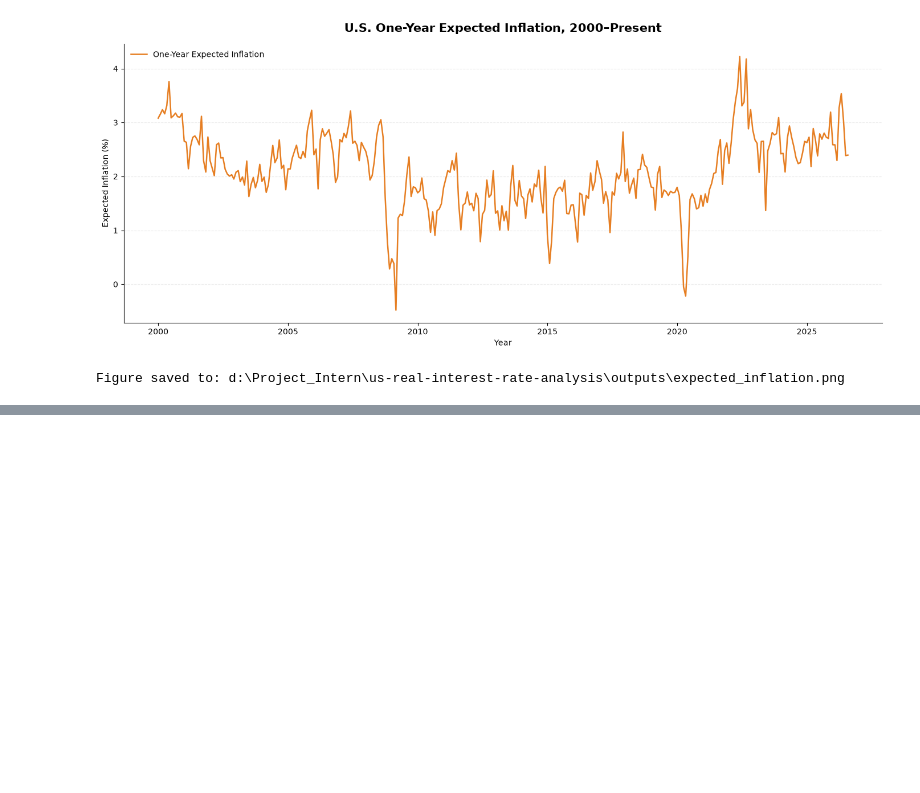
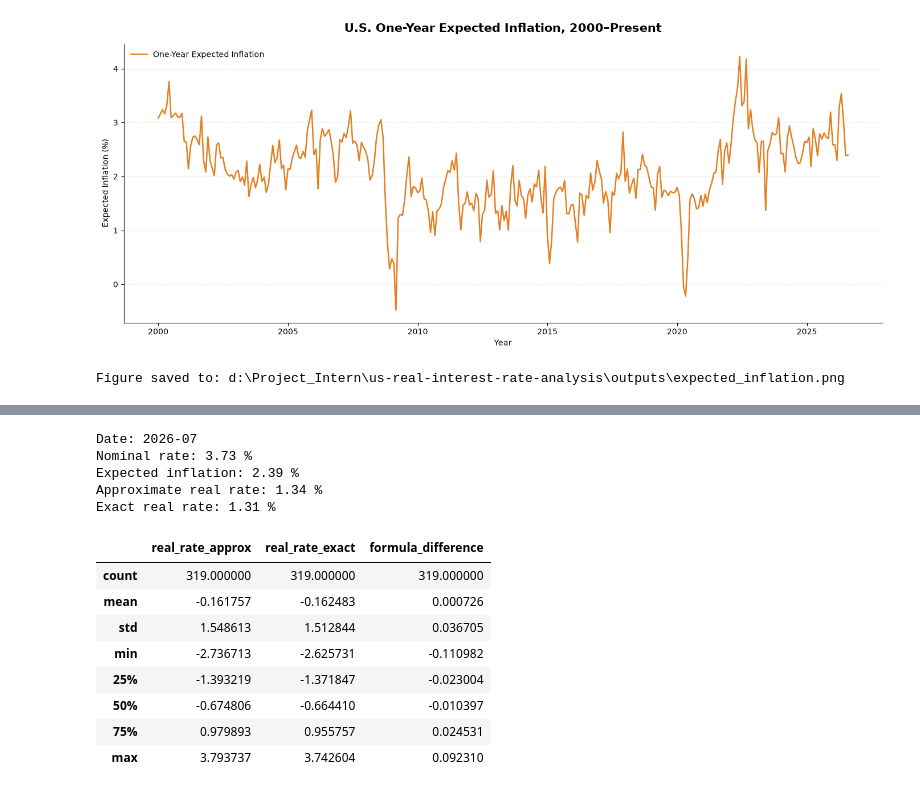
Before and after one commit to vien-nguyenthimy/interest-rate-analysis, a Jupyter notebook: fed_real_interest_rate.ipynb, the cells around one changed output, grey strips where cells are left out. Cells and saved outputs as stored; diff of their text form; code cells hidden in the pictures; blank space fills up the shorter version.

```diff
--- a/fed_real_interest_rate.ipynb
+++ b/fed_real_interest_rate.ipynb
@@ -486,0 +524,7 @@ Figure saved to: d:\Project_Intern\us-real-interest-rate-analysis\outputs\expect
+# %%
+# Chuyển sang inner join để chỉ giữ lại các tháng có dữ liệu đầy đủ cho cả lãi suất danh nghĩa và lạm phát dự kiến
+analysis_df = nominal_df.join(expected_df,how="inner")
+
+analysis_df = analysis_df.dropna()
+
+analysis_df.tail()
@@ -486,0 +602,51 @@ Figure saved to: d:\Project_Intern\us-real-interest-rate-analysis\outputs\expect
+# %%
+sample_date = analysis_df.index[-1]
+sample_row = analysis_df.loc[sample_date]
+
+print("Date:", sample_date.strftime("%Y-%m"))
+print(
+    "Nominal rate:",
+    round(sample_row["nominal_rate"], 2),
+    "%"
+)
+print(
+    "Expected inflation:",
+    round(sample_row["expected_inflation"], 2),
+    "%"
+)
+print(
+    "Approximate real rate:",
+    round(sample_row["real_rate_approx"], 2),
+    "%"
+)
+print(
+    "Exact real rate:",
+    round(sample_row["real_rate_exact"], 2),
+    "%"
+)
+# %% [output]
+Date: 2026-07
+Nominal rate: 3.73 %
+Expected inflation: 2.39 %
+Approximate real rate: 1.34 %
+Exact real rate: 1.31 %
+# %%
+# So sánh 2 công thức
+analysis_df["formula_difference"] = (analysis_df["real_rate_approx"] - analysis_df["real_rate_exact"])
+
+analysis_df[
+    [
+        "real_rate_approx",
+        "real_rate_exact",
+        "formula_difference"
+    ]].describe()
+# %% [output]
+|  | real_rate_approx | real_rate_exact | formula_difference |
+| count | 319.000000 | 319.000000 | 319.000000 |
+| mean | -0.161757 | -0.162483 | 0.000726 |
+| std | 1.548613 | 1.512844 | 0.036705 |
+| min | -2.736713 | -2.625731 | -0.110982 |
+| 25% | -1.393219 | -1.371847 | -0.023004 |
+| 50% | -0.674806 | -0.664410 | -0.010397 |
+| 75% | 0.979893 | 0.955757 | 0.024531 |
+| max | 3.793737 | 3.742604 | 0.092310 |
```
Also changed, not shown: parts of 17 cells of this notebook, 1 other file.
